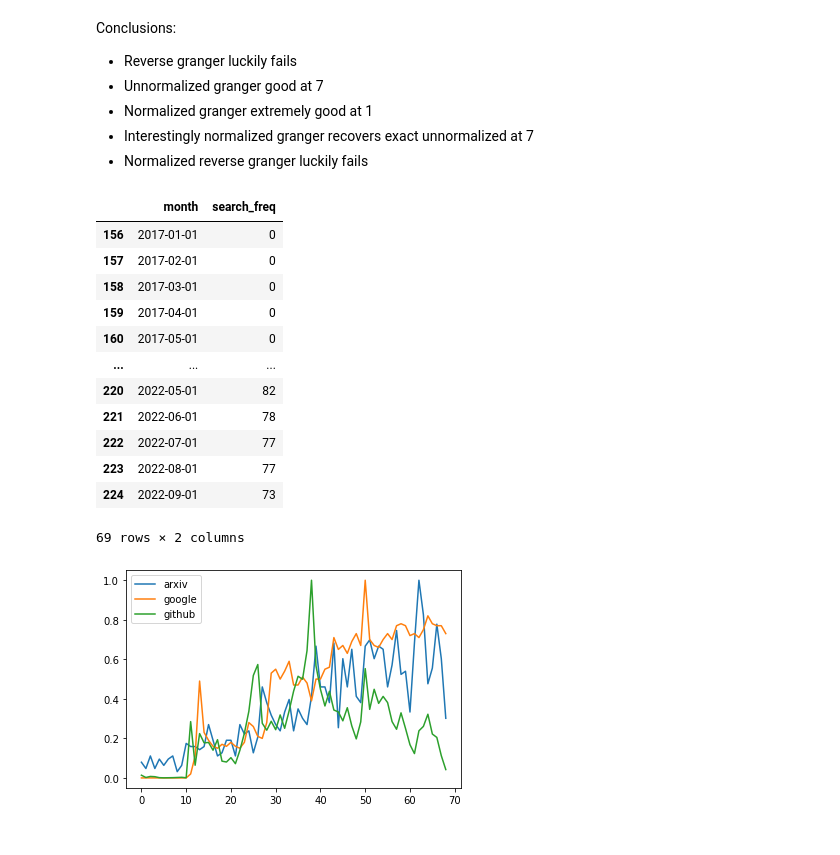
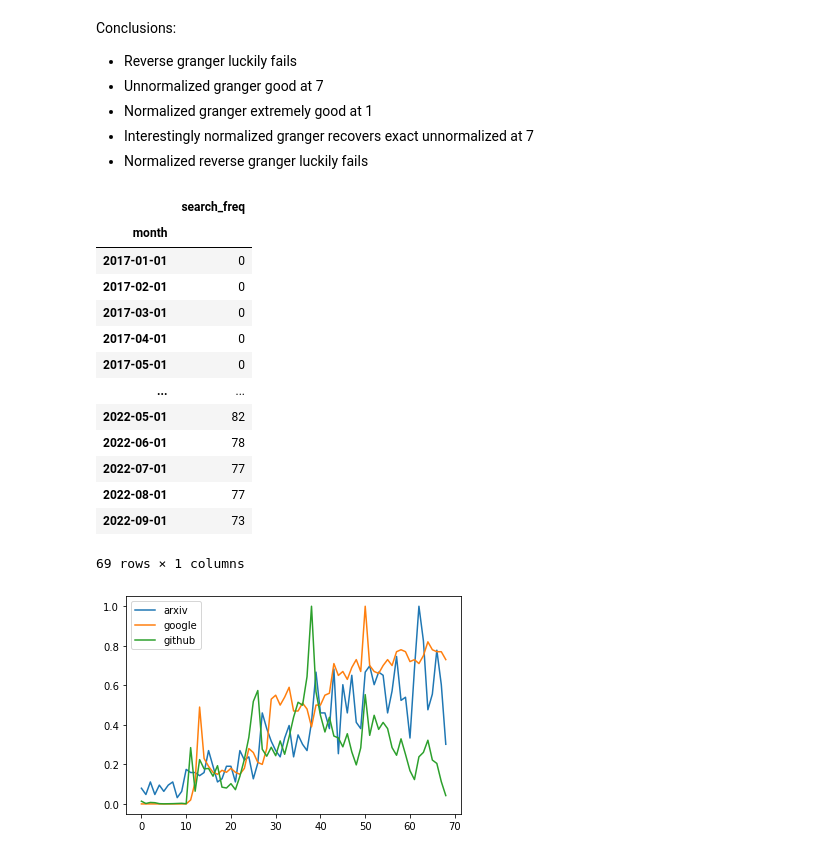
Before and after one commit to solalatus/deepfake_popularity, a Jupyter notebook: granger_causality.ipynb, the cells around one changed output. Saved outputs shown, nothing was run; the diff lists cells and outputs as text; code cells hidden in the pictures.

```diff
--- a/granger_causality.ipynb
+++ b/granger_causality.ipynb
@@ -199,22 +209,25 @@ Conclusions:
 # %%
 google_trends_df = pd.read_csv("google_trends.csv")#, header=1)
 
 google_trends_df = google_trends_df[google_trends_df.month.gt("2017")].sort_values(by="month")
+google_trends_df["month"] = pd.to_datetime(google_trends_df["month"])
+google_trends_df = google_trends_df.set_index("month")
 google_trends_df
 # %% [output]
-|  | month | search_freq |
-| 156 | 2017-01-01 | 0 |
-| 157 | 2017-02-01 | 0 |
-| 158 | 2017-03-01 | 0 |
-| 159 | 2017-04-01 | 0 |
-| 160 | 2017-05-01 | 0 |
-| ... | ... | ... |
-| 220 | 2022-05-01 | 82 |
-| 221 | 2022-06-01 | 78 |
-| 222 | 2022-07-01 | 77 |
-| 223 | 2022-08-01 | 77 |
-| 224 | 2022-09-01 | 73 |
+|  | search_freq |
+| month |  |
+| 2017-01-01 | 0 |
+| 2017-02-01 | 0 |
+| 2017-03-01 | 0 |
+| 2017-04-01 | 0 |
+| 2017-05-01 | 0 |
+| ... | ... |
+| 2022-05-01 | 82 |
+| 2022-06-01 | 78 |
+| 2022-07-01 | 77 |
+| 2022-08-01 | 77 |
+| 2022-09-01 | 73 |
-69 rows × 2 columns
+69 rows × 1 columns
 # %%
 import matplotlib.pyplot as plt
 
```
Also changed, not shown: parts of 22 cells of this notebook, 1 other file.
